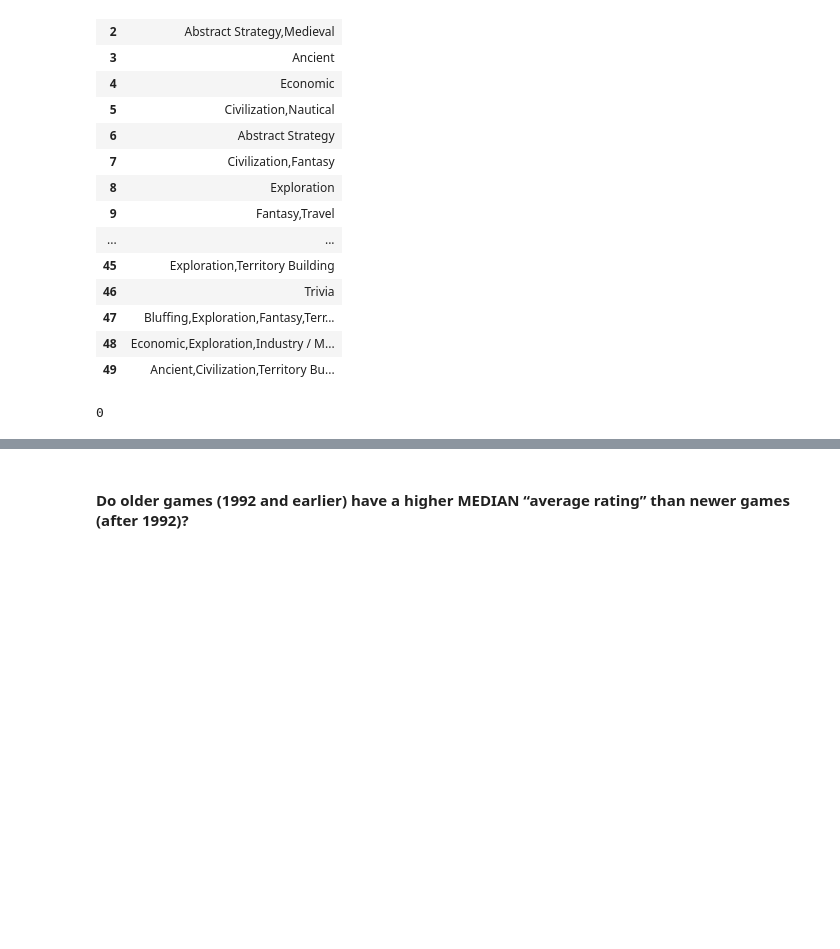
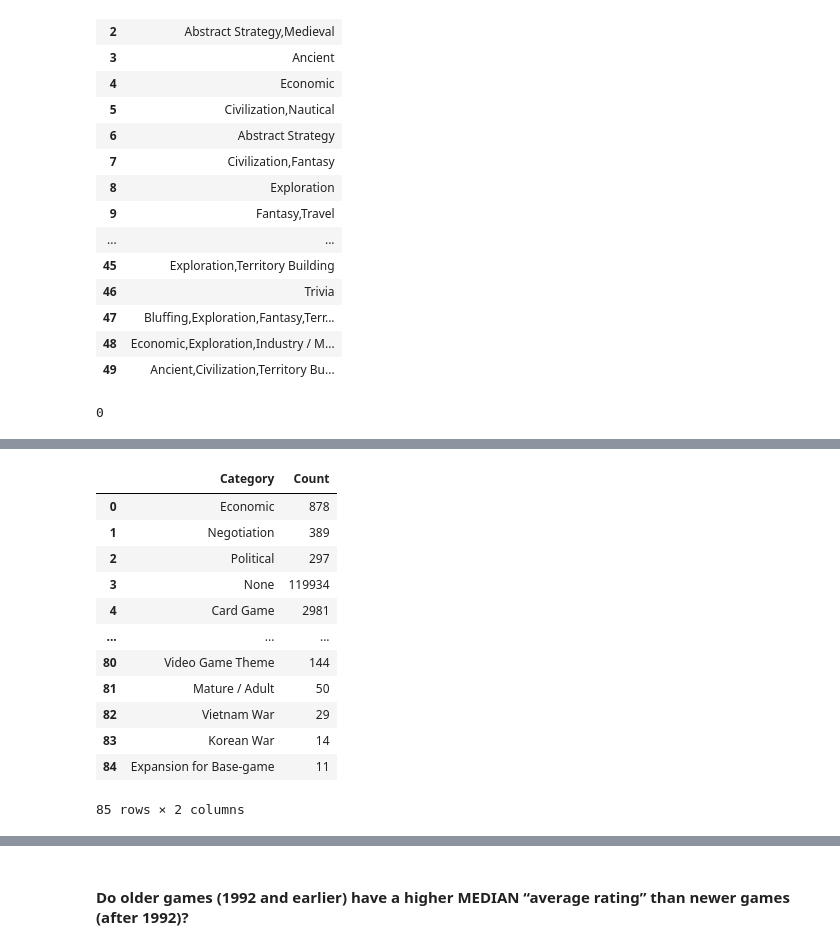
Before and after one commit to ayllinBukovic/AyllinBukovic_DVisHDip_CA1, a Jupyter notebook: AyllinBukovic_DVisHDip_CA1.ipynb, the cells around one changed output, grey strips where cells are left out. Saved outputs shown, nothing was run; the diff lists cells and outputs as text; code cells hidden in the pictures; blank space fills up the shorter version.

```diff
--- a/AyllinBukovic_DVisHDip_CA1.ipynb
+++ b/AyllinBukovic_DVisHDip_CA1.ipynb
@@ -440,0 +302,3 @@ SyntaxError: invalid syntax (649226598.py, line 1)
+# %%
+df_games.rename(columns={0: 'c1', 1: 'c2',2: 'c3', 3: 'c4',4: 'c5', 5: 'c6',6: 'c7', 7: 'c8',8: 'c9',
+                         9: 'c10',10: 'c11', 11: 'c12',12: 'c13', 13: 'c14'}, inplace=True)
@@ -440,0 +383,17 @@ SyntaxError: invalid syntax (649226598.py, line 1)
+# %%
+df_cat = pd.DataFrame(list(category_counts.items()), columns=['Category', 'Count'])
+df_cat
+# %% [output]
+|  | Category | Count |
+| 0 | Economic | 878 |
+| 1 | Negotiation | 389 |
+| 2 | Political | 297 |
+| 3 | None | 119934 |
+| 4 | Card Game | 2981 |
+| ... | ... | ... |
+| 80 | Video Game Theme | 144 |
+| 81 | Mature / Adult | 50 |
+| 82 | Vietnam War | 29 |
+| 83 | Korean War | 14 |
+| 84 | Expansion for Base-game | 11 |
+85 rows × 2 columns
```
Also changed, not shown: parts of 24 cells of this notebook.
